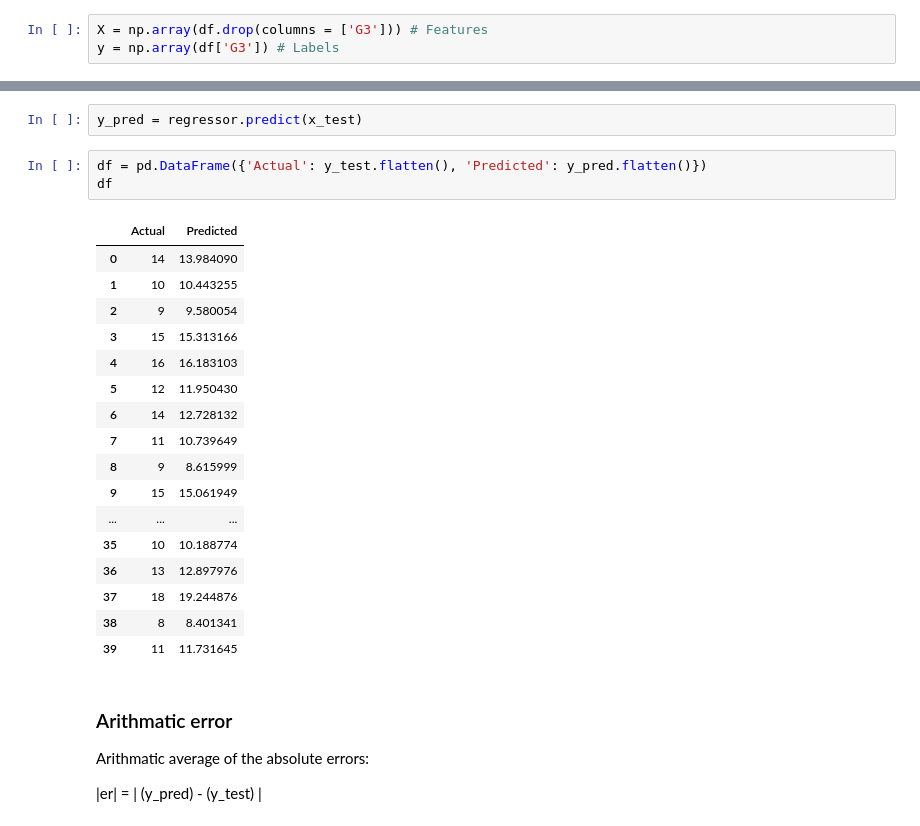
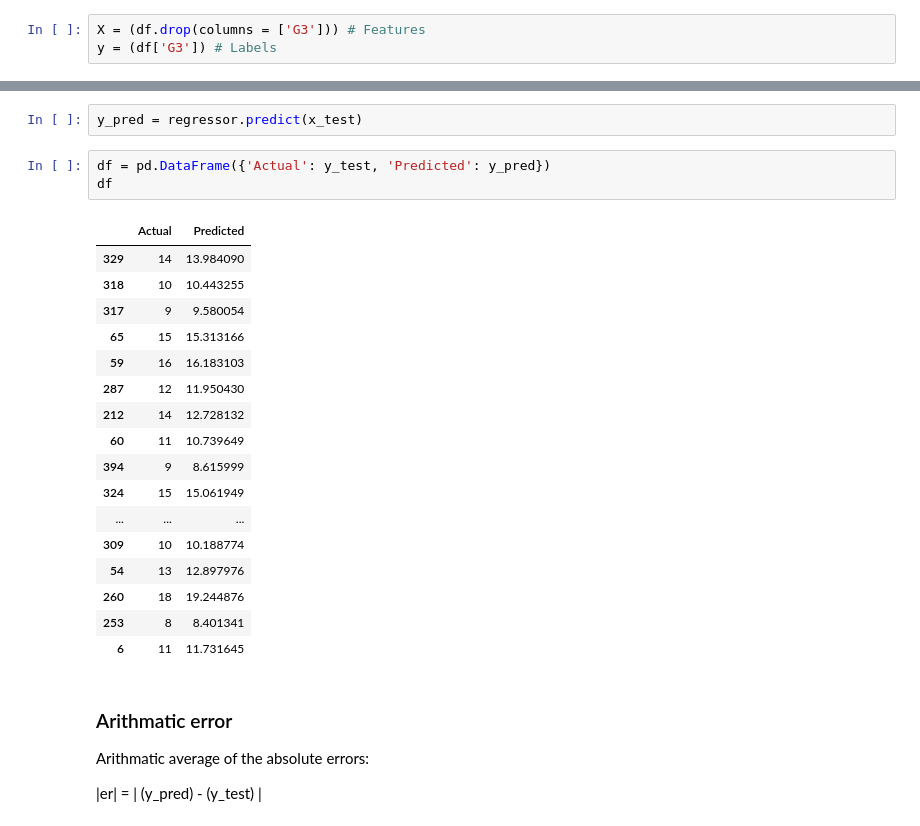
Before and after one commit to saritmaitra/Python-Fundamentals, a Jupyter notebook: Linear regression.ipynb, the cells around one changed output, grey strips where cells are left out. Cells and saved outputs as stored; diff of their text form.

```diff
--- a/Linear regression.ipynb
+++ b/Linear regression.ipynb
@@ -61,8 +61,8 @@ df.describe()
 # %% [markdown]
 ### Creatng X, y variables; y = target variable (G3)
 # %%
-X = np.array(df.drop(columns = ['G3'])) # Features
-y = np.array(df['G3']) # Labels
+X = (df.drop(columns = ['G3'])) # Features
+y = (df['G3']) # Labels
 # %% [markdown]
 ### creating train test dataset
 # %%
@@ -145,26 +157,26 @@ Now that we have trained our algorithm, it’s time to make some predictions. To
 # %%
 y_pred = regressor.predict(x_test)
 # %%
-df = pd.DataFrame({'Actual': y_test.flatten(), 'Predicted': y_pred.flatten()})
+df = pd.DataFrame({'Actual': y_test, 'Predicted': y_pred})
 df
 # %% [output]
 |  | Actual | Predicted |
-| 0 | 14 | 13.984090 |
-| 1 | 10 | 10.443255 |
-| 2 | 9 | 9.580054 |
-| 3 | 15 | 15.313166 |
-| 4 | 16 | 16.183103 |
-| 5 | 12 | 11.950430 |
-| 6 | 14 | 12.728132 |
-| 7 | 11 | 10.739649 |
-| 8 | 9 | 8.615999 |
-| 9 | 15 | 15.061949 |
+| 329 | 14 | 13.984090 |
+| 318 | 10 | 10.443255 |
+| 317 | 9 | 9.580054 |
+| 65 | 15 | 15.313166 |
+| 59 | 16 | 16.183103 |
+| 287 | 12 | 11.950430 |
+| 212 | 14 | 12.728132 |
+| 60 | 11 | 10.739649 |
+| 394 | 9 | 8.615999 |
+| 324 | 15 | 15.061949 |
 | ... | ... | ... |
-| 35 | 10 | 10.188774 |
-| 36 | 13 | 12.897976 |
-| 37 | 18 | 19.244876 |
-| 38 | 8 | 8.401341 |
-| 39 | 11 | 11.731645 |
+| 309 | 10 | 10.188774 |
+| 54 | 13 | 12.897976 |
+| 260 | 18 | 19.244876 |
+| 253 | 8 | 8.401341 |
+| 6 | 11 | 11.731645 |
 # %% [markdown]
 ### Arithmatic error
 
```
Also changed, not shown: parts of 6 cells of this notebook.
